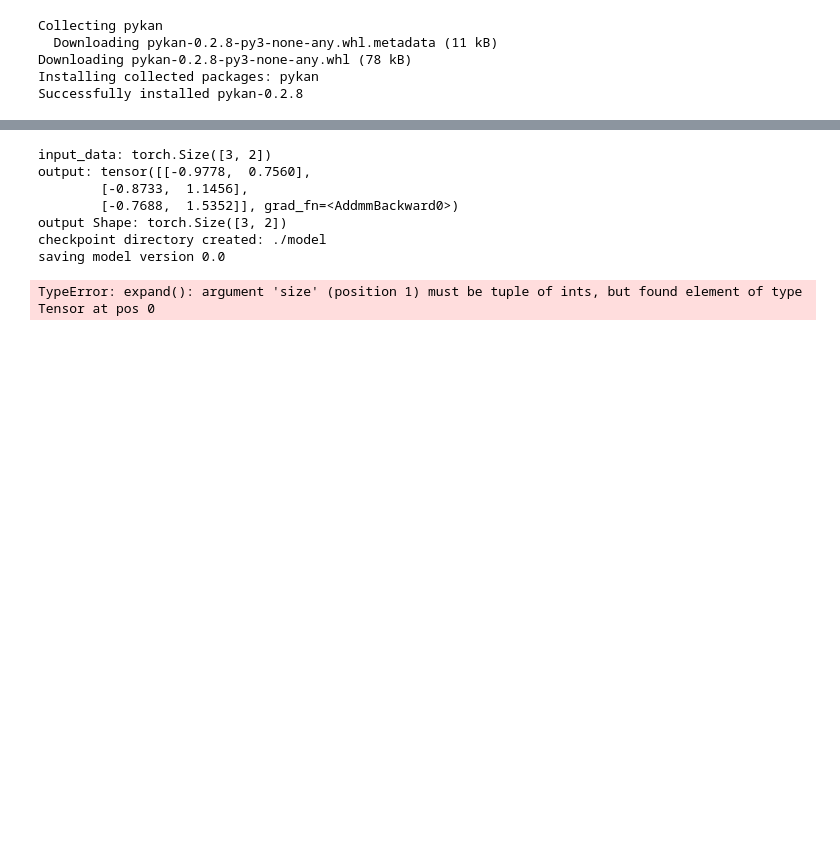
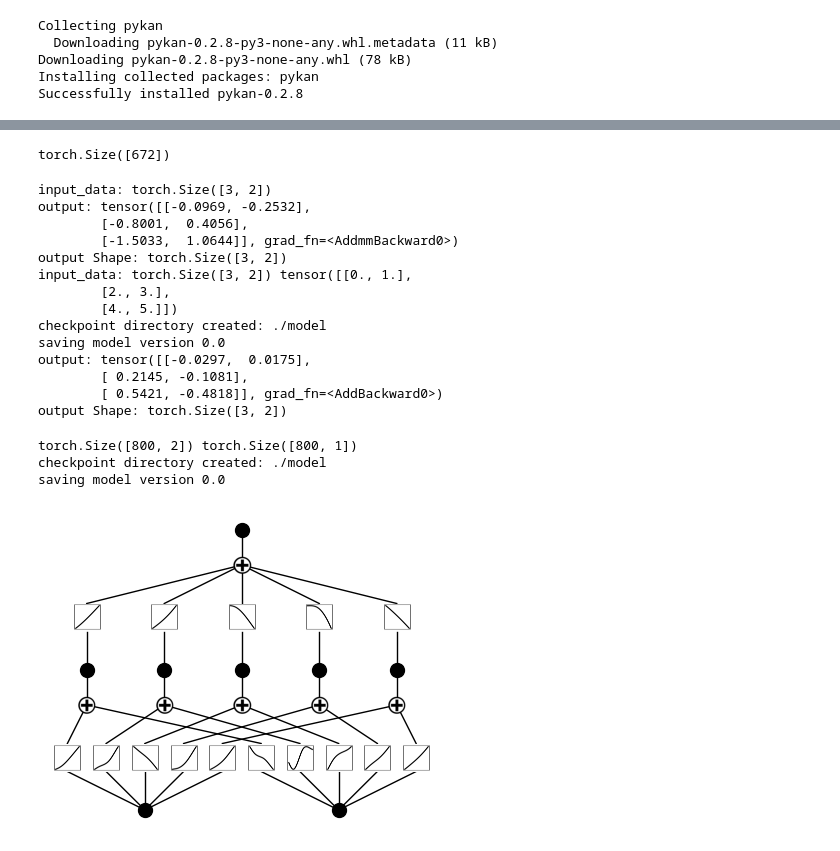
Before and after one commit to Olyco/EasyTSF, a Jupyter notebook: kan_tests.ipynb, the cells around one changed output, grey strips where cells are left out. Drawn from its saved outputs; the diff is of its cells as text; code cells hidden in the pictures; blank space fills up the shorter version.

Commit message:
correct KAN input format

```diff
--- a/kan_tests.ipynb
+++ b/kan_tests.ipynb
@@ -92,3 +274,7 @@ conf = dict(
+# %%
+var_x[0].shape
+# %% [output]
+torch.Size([672])
 # %%
 from kan import KAN
 import numpy as np
@@ -111,10 +297,13 @@ print('output:',y)
 #print the outputs shape
 print('output Shape:', y.shape)
 
+# x = x.reshape((1, x.shape[0] * x.shape[1]))
+print('input_data:', x.shape, x)
+
 # model = KAN(width=[[3, 2],10,[3, 2]], grid=3, k=3, seed=1)
-model = KAN(width=[ 2,10, 2], grid=3, k=3, seed=1)
+model = KAN(width=[ 2, 10, 2], grid=3, k=3, seed=1)
 
-y = KAN(x)
+y = model(x)
 
 #print the outputs
 print('output:',y)
@@ -123,10 +312,16 @@ print('output:',y)
 print('output Shape:', y.shape)
 # %% [output]
 input_data: torch.Size([3, 2])
-output: tensor([[-0.9778,  0.7560],
-        [-0.8733,  1.1456],
-        [-0.7688,  1.5352]], grad_fn=<AddmmBackward0>)
+output: tensor([[-0.0969, -0.2532],
+        [-0.8001,  0.4056],
+        [-1.5033,  1.0644]], grad_fn=<AddmmBackward0>)
 output Shape: torch.Size([3, 2])
+input_data: torch.Size([3, 2]) tensor([[0., 1.],
+        [2., 3.],
+        [4., 5.]])
 checkpoint directory created: ./model
 saving model version 0.0
+output: tensor([[-0.0297,  0.0175],
+        [ 0.2145, -0.1081],
+        [ 0.5421, -0.4818]], grad_fn=<AddBackward0>)
+output Shape: torch.Size([3, 2])
-TypeError: expand(): argument 'size' (position 1) must be tuple of ints, but found element of type Tensor at pos 0
@@ -136,0 +328,47 @@ out_seq = np.array([in_seq1[i]+in_seq2[i] for i in range(len(in_seq1))])
+# %%
+import torch
+import numpy as np
+
+##create a dataset
+def create_dataset(f, n_var=2, n_samples=1000, split_ratio=0.8):
+
+    # Generate random input data
+    X = torch.rand(n_samples, n_var)
+
+    # Compute the target values
+    y = f(X)
+
+    # Split into training and test sets
+    split_idx = int(n_samples * split_ratio)
+    train_input, test_input = X[:split_idx], X[split_idx:]
+    train_label, test_label = y[:split_idx], y[split_idx:]
+
+    return {
+        'train_input': train_input,
+        'train_label': train_label,
+        'test_input': test_input,
+        'test_label': test_label
+    }
+
+# Define the new function f(x, y) = exp(cos(pi*x) + y^2)
+f = lambda x: torch.exp(torch.cos(torch.pi*x[:, [0]]) + x[:, [1]]**2)
+
+dataset = create_dataset(f, n_var=2)
+
+print(dataset['train_input'].shape, dataset['train_label'].shape)
+##output: torch.Size([800, 2]) torch.Size([800, 1])
+
+
+from kan import *
+# create a KAN: 2D inputs, 1D output, and 5 hidden neurons.
+# cubic spline (k=3), 5 grid intervals (grid=5).
+model = KAN(width=[2,5,1], grid=5, k=3, seed=0)
+
+# plot KAN at initialization
+model(dataset['train_input']);
+model.plot(beta=100)
+# %% [output]
+torch.Size([800, 2]) torch.Size([800, 1])
+checkpoint directory created: ./model
+saving model version 0.0
+[figure, added]
```
Also changed, not shown: parts of 17 cells of this notebook.
